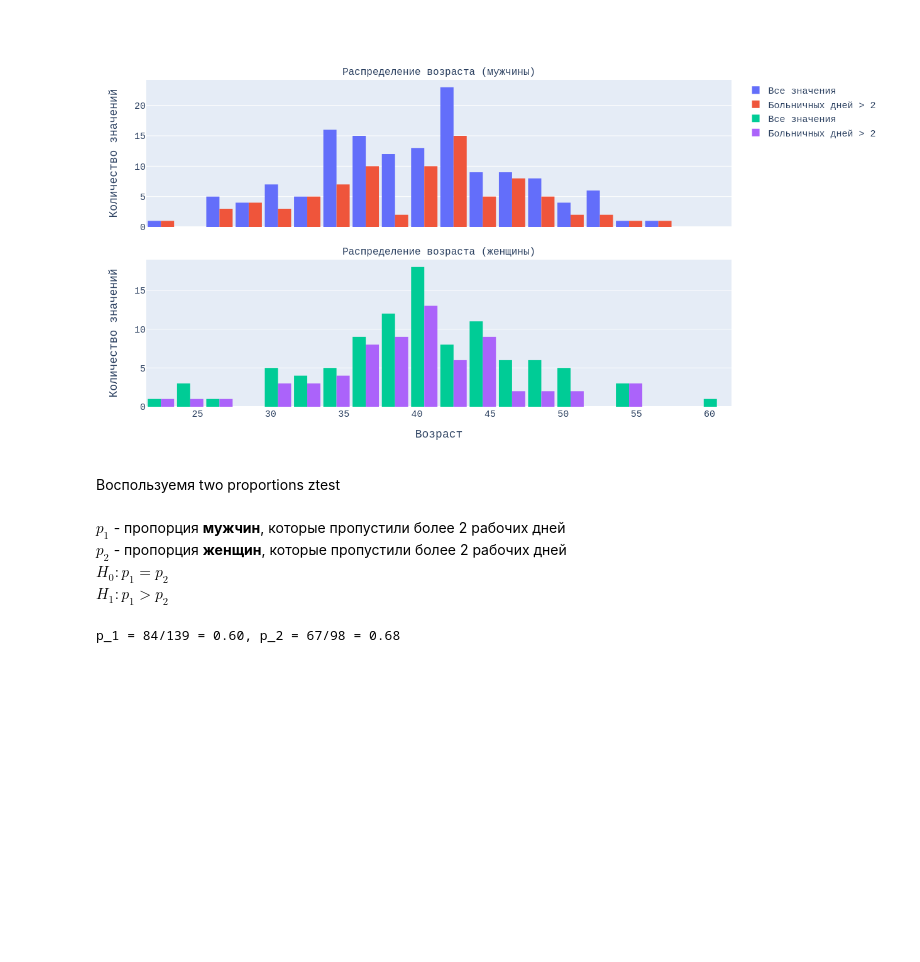
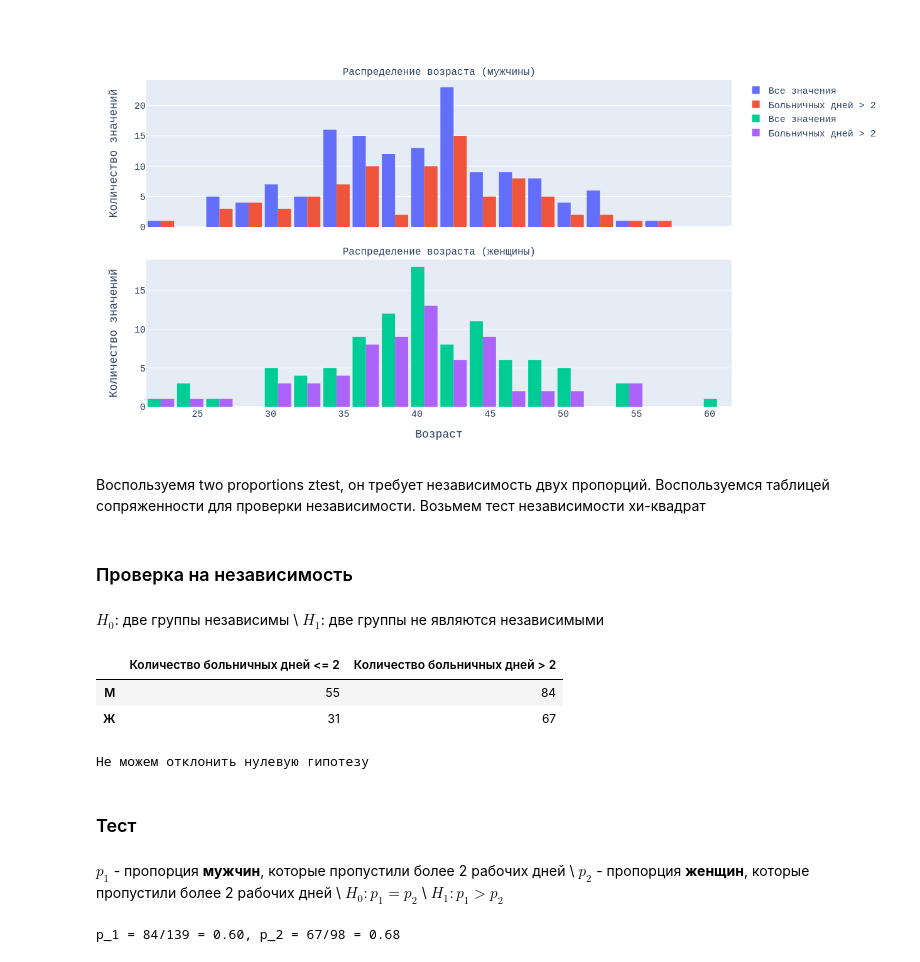
Before and after one commit to elyovin/m_test_case, a Jupyter notebook: notebooks/mvidevo.ipynb, the cells around one changed output. Drawn from its saved outputs; the diff is of its cells as text; code cells hidden in the pictures; blank space fills up the shorter version.

```diff
--- a/notebooks/mvidevo.ipynb
+++ b/notebooks/mvidevo.ipynb
@@ -317,12 +319,48 @@ fig.update_layout(
 fig.show()
 # %% [output]
 [figure]
-# %% [markdown]
-Воспользуемя two proportions ztest
+# %% [markdown]
+Воспользуемя two proportions ztest, он требует независимость двух пропорций. Воспользуемся таблицей сопряженности для проверки независимости. Возьмем тест независимости хи-квадрат
+# %% [markdown]
+### Проверка на независимость
+# %% [markdown]
+$H_0$: две группы независимы \\
+$H_1$: две группы не являются независимыми
+# %%
+men_more = len(df.query('`Пол` == "М" and `Количество больничных дней` > 2'))
+men_less = len(df.query('`Пол` == "М" and `Количество больничных дней` <= 2'))
+
+women_more = len(df.query('`Пол` == "Ж" and `Количество больничных дней` > 2'))
+women_less = len(df.query('`Пол` == "Ж" and `Количество больничных дней` <= 2'))
+
+contingency_table = pd.DataFrame(
+    [[men_less, men_more], [women_less, women_more]],
+    columns=['Количество больничных дней <= 2', 'Количество больничных дней > 2'],
+    index=['М', 'Ж']
+)
+contingency_table
+# %% [output]
+|  | Количество больничных дней <= 2 | Количество больничных дней > 2 |
+| М | 55 | 84 |
+| Ж | 31 | 67 |
+# %%
+from scipy.stats import chi2_contingency
+
+
+res = chi2_contingency(contingency_table)
+
+if res.pvalue < 0.05:
+    print('Отколняем нулевую гипотезу')
+else:
+    print('Не можем отклонить нулевую гипотезу')
+# %% [output]
+Не можем отклонить нулевую гипотезу
+# %% [markdown]
+### Тест
 # %% [markdown]
-$p_1$ - пропорция **мужчин**, которые пропустили более 2 рабочих дней \
-$p_2$ - пропорция **женщин**, которые пропустили более 2 рабочих дней \
-$H_0: p_1 = p_2$ \
+$p_1$ - пропорция **мужчин**, которые пропустили более 2 рабочих дней \\
+$p_2$ - пропорция **женщин**, которые пропустили более 2 рабочих дней \\
+$H_0: p_1 = p_2$ \\
 $H_1: p_1 > p_2$
 # %%
 df_test_1 = df.query('`Количество больничных дней` > 2')
```
Also changed, not shown: parts of 14 cells of this notebook.
